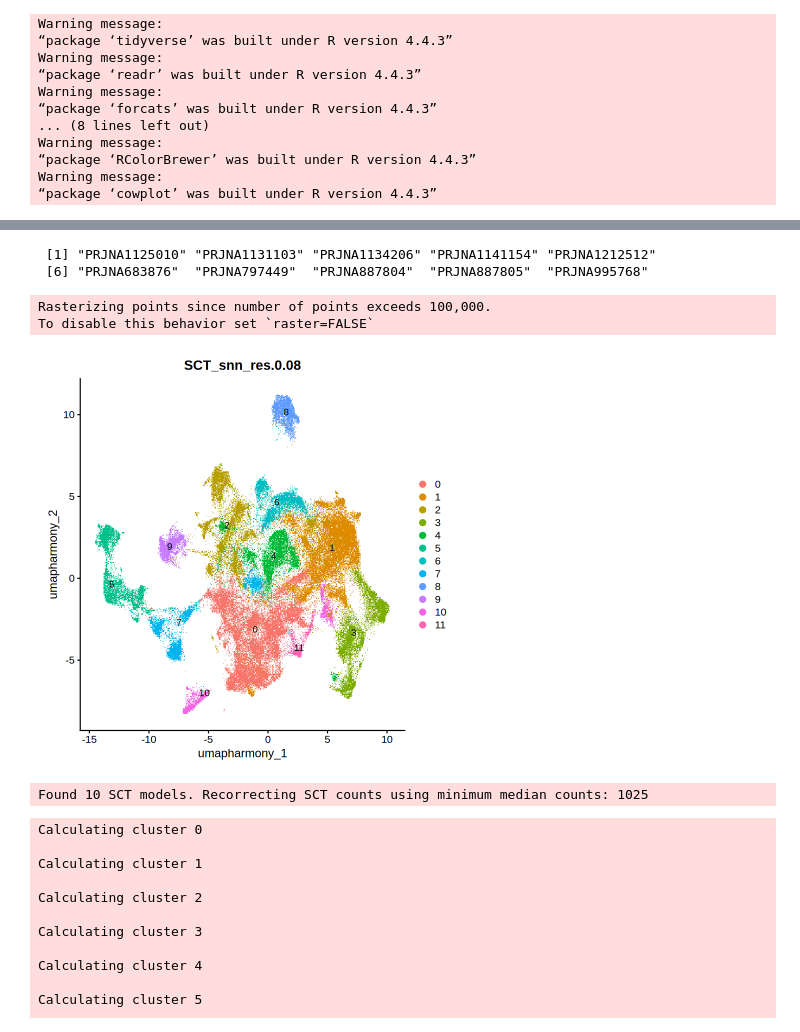
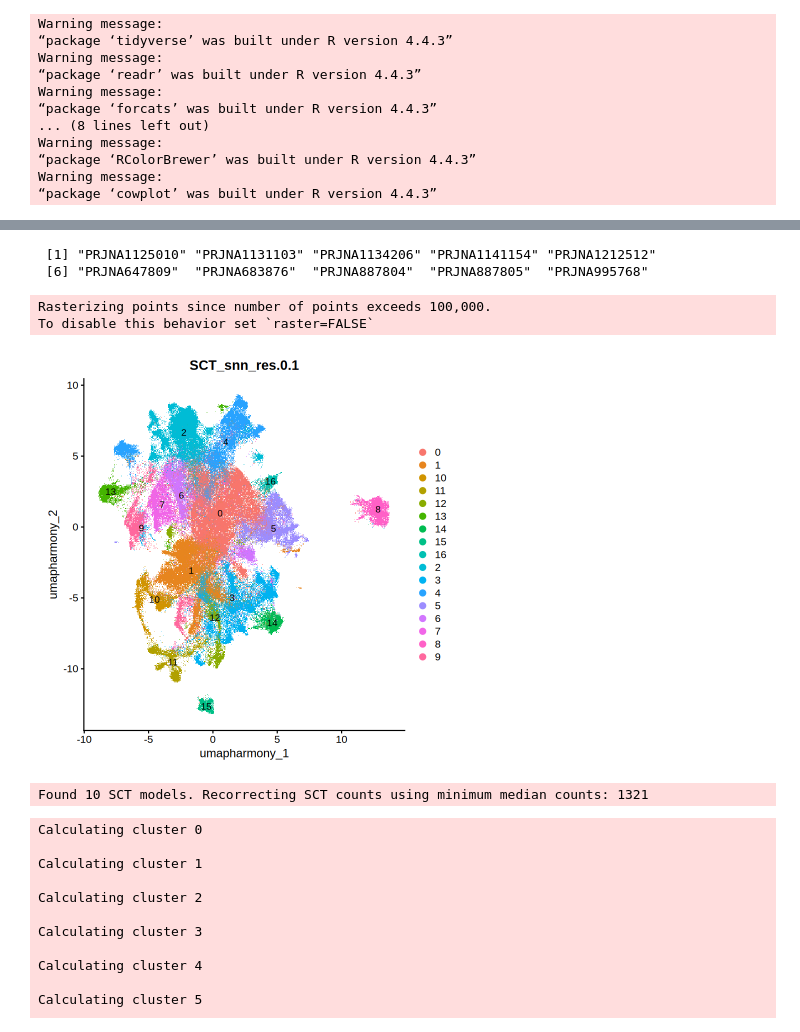
Before and after one commit to bao-mathmod/Gliomas, a Jupyter notebook: 04.upstream/scRNA/03.subclustering/myeloid/official/02_myeloid_annote.ipynb, the cells around one changed output, grey strips where cells are left out. Saved outputs shown, nothing was run; the diff lists cells and outputs as text; code cells hidden in the pictures.

```diff
--- a/04.upstream/scRNA/03.subclustering/myeloid/official/02_myeloid_annote.ipynb
+++ b/04.upstream/scRNA/03.subclustering/myeloid/official/02_myeloid_annote.ipynb
@@ -36,7 +36,8 @@ Warning message:
 Warning message:
 “package ‘cowplot’ was built under R version 4.4.3”
 # %%
-myeloid <- readRDS('/mnt/18T/chibao/gliomas/data_official/02_myeloid/01_myeloid_integrated_harmony_obj.rds')
+# myeloid <- readRDS('/mnt/18T/chibao/gliomas/data_official/02_myeloid/01_myeloid_integrated_harmony_obj.rds')
+myeloid <- readRDS('/mnt/18T/chibao/gliomas/data_official/02_myeloid/new/harmony/obj/01_myeloid_integrated_cohort_new_harmony_obj.rds')
 myeloid
 myeloid@meta.data |> head()
 # %% [output]
@@ -59,14 +60,14 @@ A data.frame: 6 × 34
 myeloid@meta.data$orig.ident |> unique()
 # %% [output]
  [1] "PRJNA1125010" "PRJNA1131103" "PRJNA1134206" "PRJNA1141154" "PRJNA1212512"
- [6] "PRJNA683876"  "PRJNA797449"  "PRJNA887804"  "PRJNA887805"  "PRJNA995768"
+ [6] "PRJNA647809"  "PRJNA683876"  "PRJNA887804"  "PRJNA887805"  "PRJNA995768"
 # %%
-DimPlot(myeloid, reduction = 'umap.harmony', group.by = 'SCT_snn_res.0.08', label = TRUE)
+DimPlot(myeloid, reduction = 'umap.harmony', group.by = 'SCT_snn_res.0.1', label = TRUE)
 # %% [output]
 Rasterizing points since number of points exceeds 100,000.
 To disable this behavior set `raster=FALSE`
-[figure, old version]
+[figure, new version]
 # %%
 myeloid <- PrepSCTFindMarkers(myeloid, assay = 'SCT', verbose = TRUE)
 # %% [output]
-Found 10 SCT models. Recorrecting SCT counts using minimum median counts: 1025
+Found 10 SCT models. Recorrecting SCT counts using minimum median counts: 1321
```
Also changed, not shown: parts of 4 cells of this notebook, 5 other files.
